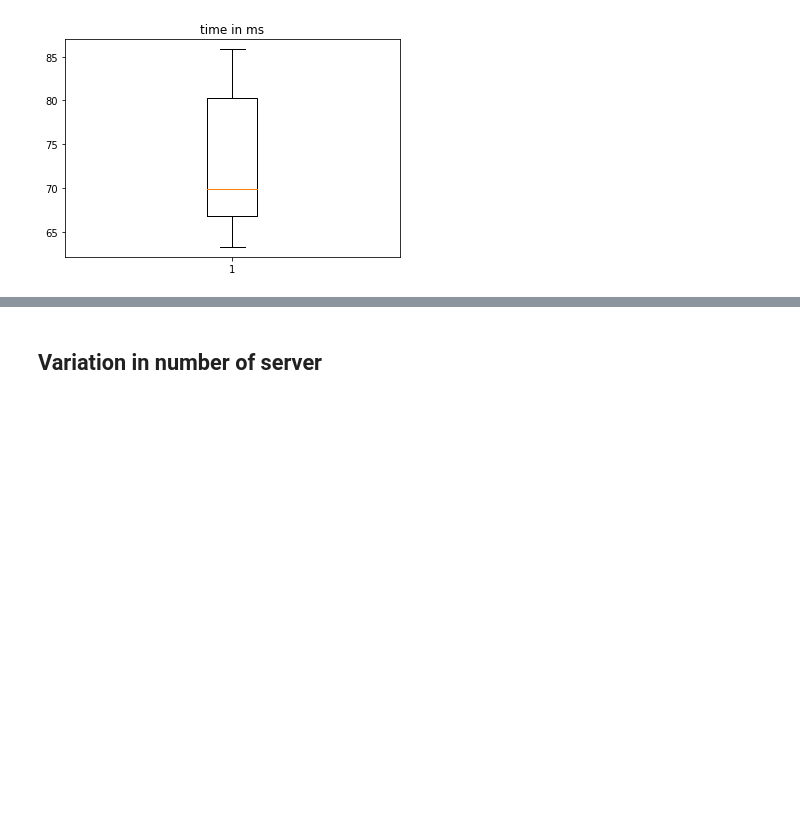
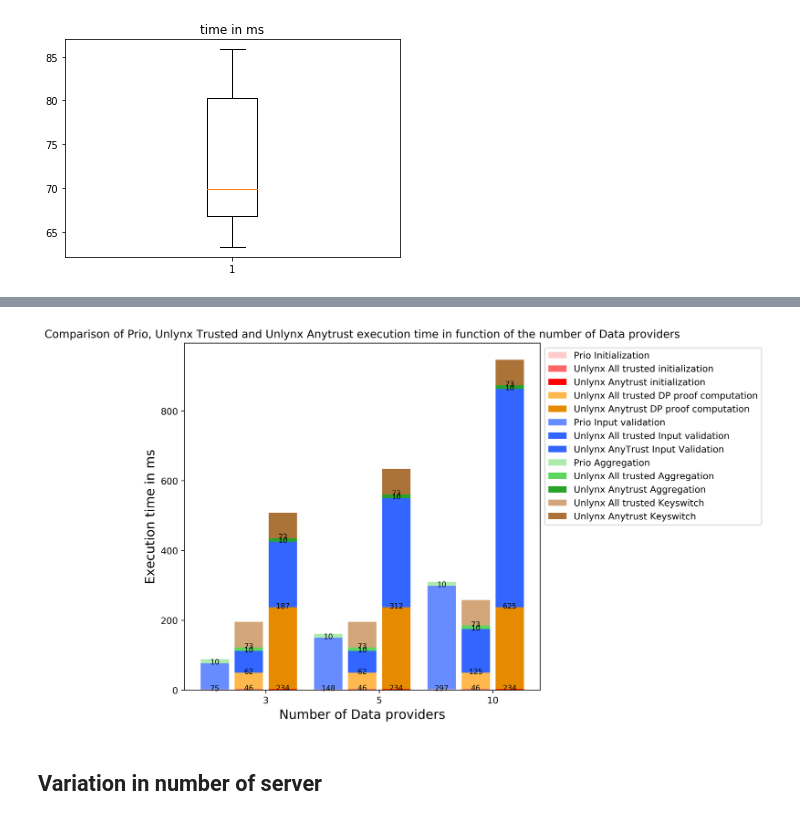
Before and after one commit to maxpr/MasterProjectDocuments, a Jupyter notebook: FinalPlotting/Untitled.ipynb, the cells around one changed output, grey strips where cells are left out. Saved outputs shown, nothing was run; the diff lists cells and outputs as text; code cells hidden in the pictures; blank space fills up the shorter version.

```diff
--- a/FinalPlotting/Untitled.ipynb
+++ b/FinalPlotting/Untitled.ipynb
@@ -608,0 +631,90 @@ s.set_xticklabels(group_labels)
+# %%
+plt.figure(figsize=(7,7), dpi=400)
+dpservRatio = np.ceil(np.array(y)/5)
+xvall = np.multiply(dpservRatio,xv)
+groups = [[xs[:3],xp[:3],x[:3]],[xi[:3],xdp[:3],xvall[:3],xa[:3],xsw[:3]],[xi[:3],np.multiply(xdp[:3],5),np.multiply(xv[:3],[3,5,10]),xa[:3],xsw[:3]]]
+group_labels = [3,5,10]
+num_items = len(group_labels)
+# This needs to be a numpy range for xdata calculations
+# to work.
+ind = np.arange(num_items)
+
+# Bar graphs expect a total width of "1.0" per group
+# Thus, you should make the sum of the two margins
+# plus the sum of the width for each entry equal 1.0.
+# One way of doing that is shown below. You can make
+# The margins smaller if they're still too big.
+margin = 0.05
+width = 0.25
+#Colour for init
+colour_classes = ['#ffcccc','#ff6666','#ff0000']
+#Colour for aggregation
+colour_agg = ['#adebad','#5cd65c',"#29a329"]
+#Colour for Verif
+colour_verif = ['#668cff','#3366ff','#0040ff']
+#Colour DP
+colour_dp = ['#ffb84d','#e68a00']
+#Colour switch
+colour_sw = ['#d2a679','#ac7339']
+
+
+s = plt.subplot(1,1,1)
+
+for num, vals in enumerate(groups):
+
+    # The position of the xdata must be calculated for each of the two data series
+    xdata = ind+margin+(num*0.30)
+    # Removing the "align=center" feature will left align graphs, which is what
+    # this method of calculating positions assumes
+
+    #PRIO
+    if(num==0):
+        p0 = plt.bar(xdata, vals[0], width, color=color_classes[num])
+
+        p1 = plt.bar(xdata, vals[1], width,bottom=vals[0], color=colour_verif[num])
+        autolabel(p1,plt)
+        p2 = plt.bar(xdata, vals[2], width,bottom=(np.array(vals[0])+np.array(vals[1])),color=colour_agg[num])
+        autolabel(p2,plt)
+    #plt.yscale('log')
+    #Unlynx Anytrust
+    if(num==1):
+        p3 = plt.bar(xdata,vals[0],width, color=color_classes[num])
+
+        p4 = plt.bar(xdata,vals[1], width,bottom=np.array(vals[0]),color=colour_dp[num-1])
+        autolabel(p4,plt)
+        p5 = plt.bar(xdata,vals[2],width,bottom=(np.array(vals[0])+np.array(vals[1])),color=colour_verif[num])
+        autolabel(p5,plt)
+        p6 = plt.bar(xdata,vals[3],width,bottom=(np.array(vals[0])+np.array(vals[1])+np.array(vals[2])),color=colour_agg[num])
+        autolabel(p6,plt)
+        p7 = plt.bar(xdata,vals[4],width,bottom=(np.array(vals[0])+np.array(vals[1])+np.array(vals[2]) +np.array(vals[3])),color=colour_sw[num-1])
+        autolabel(p7,plt)
+    #Unlynx All trusted
+    if(num==2):
+        p8 = plt.bar(xdata,vals[0],width, color=color_classes[num])
+
+        p9 = plt.bar(xdata,vals[1], width,bottom=vals[0],color=colour_dp[num-1])
+        autolabel(p9,plt)
+        p10 = plt.bar(xdata,vals[2],width,bottom=(np.array(vals[0])+np.array(vals[1])),color=colour_verif[num-1])
+        autolabel(p10,plt)
+        p11 = plt.bar(xdata,vals[3],width,bottom=(np.array(vals[0])+np.array(vals[1])+np.array(vals[2])),color=colour_agg[num])
+        autolabel(p11,plt)
+        p12 = plt.bar(xdata,vals[4],width,bottom=(np.array(vals[0])+np.array(vals[1])+np.array(vals[2]) +np.array(vals[3])),color=colour_sw[num-1])
+        autolabel(p12,plt)
+        plt.legend((p0[0],p3[0], p8[0],p4[0],p9[0], p1[0],p5[0],p10[0],p2[0],p6[0],p11[0],p7[0],p12[0]),
+                   ('Prio Initialization', 'Unlynx All trusted initialization','Unlynx Anytrust initialization',
+                    'Unlynx All trusted DP proof computation', 'Unlynx Anytrust DP proof computation',
+                    'Prio Input validation','Unlynx All trusted Input validation','Unlynx AnyTrust Input Validation',
+                    'Prio Aggregation','Unlynx All trusted Aggregation','Unlynx Anytrust Aggregation',
+                    'Unlynx All trusted Keyswitch','Unlynx Anytrust Keyswitch'
+                   )
+                   ,bbox_to_anchor=(1., 1))
+        plt.xlabel('Number of Data providers',fontsize=14)
+        plt.ylabel('Execution time in ms',fontsize=14)
+        plt.title('Comparison of Prio, Unlynx Trusted and Unlynx Anytrust execution time in function of the number of Data providers')
+# You should no longer need to manually set the plot limit since everything
+# is scaled to one.
+# Also the ticks should be much simpler now that each group of bars extends from
+# 0.0 to 1.0, 1.0 to 2.0, and so forth and, thus, are centered at 0.5, 1.5, etc.
+s.set_xticks(ind+0.5)
+s.set_xticklabels(group_labels)
+# %% [output]
@@ -609,3 +722,4 @@ s.set_xticklabels(group_labels)
+[figure, added]
 # %% [markdown]
 ## Variation in number of server
 # %%
```
Also changed, not shown: parts of 7 cells of this notebook, 5 other files.
